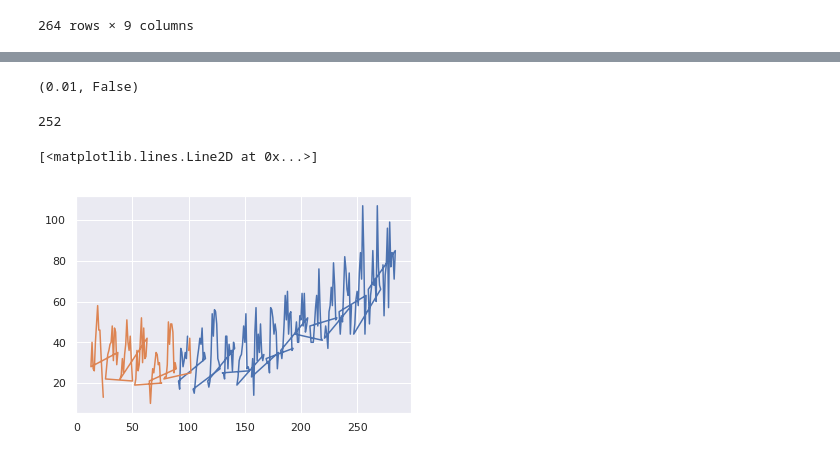
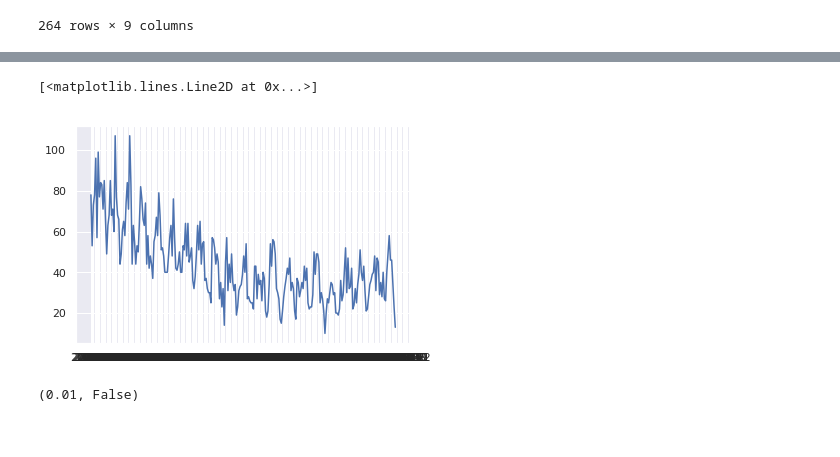
Before and after one commit to cagaraza/DPS2021, a Jupyter notebook: Data Exploration.ipynb, the cells around one changed output, grey strips where cells are left out. Drawn from its saved outputs; the diff is of its cells as text; code cells hidden in the pictures.

```diff
--- a/Data Exploration.ipynb
+++ b/Data Exploration.ipynb
@@ -366,3 +369,8 @@ Name: WERT, Length: 252, dtype: float64
+# %%
+plt.plot(month,monthly_data)
+# %% [output]
+[<matplotlib.lines.Line2D at 0x...>]
+[figure, added]
 # %%
 from pmdarima.arima import ADFTest
 adf_test = ADFTest(alpha=0.05)
@@ -370,14 +378,2 @@ adf_test.should_diff(monthly_data)
 # %% [output]
 (0.01, False)
-# %%
-len(monthly_data) #70/30 split
-# %% [output]
-252
-# %%
-train = monthly_data[:177]
-test = monthly_data[-75:]
-plt.plot(train)
-plt.plot(test)
-# %% [output]
-[<matplotlib.lines.Line2D at 0x...>]
-[figure, removed]
```
Also changed, not shown: parts of 10 cells of this notebook.
